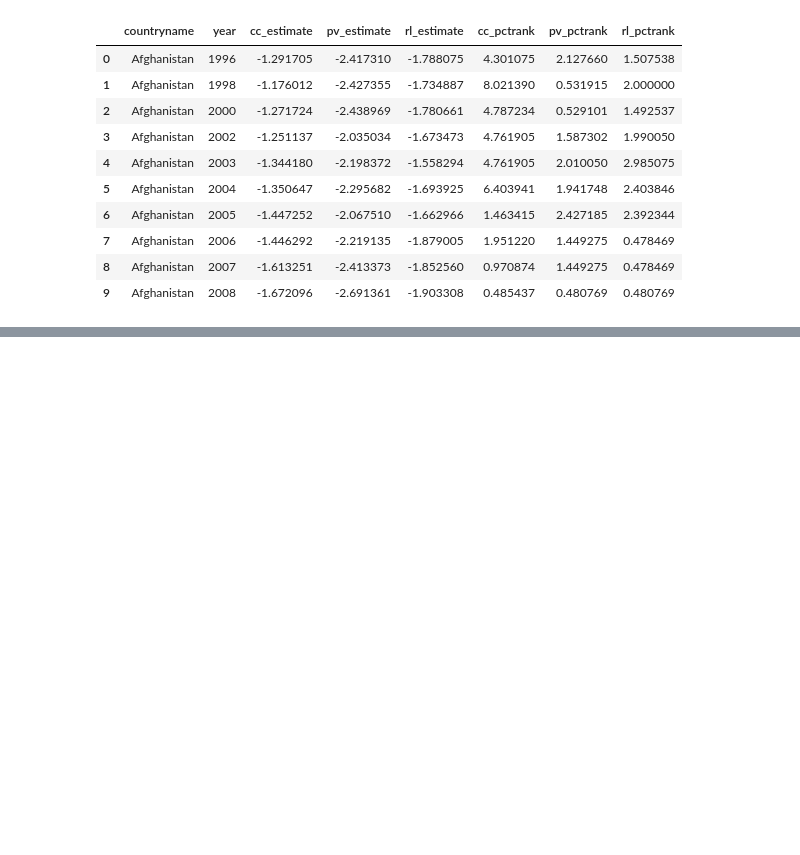
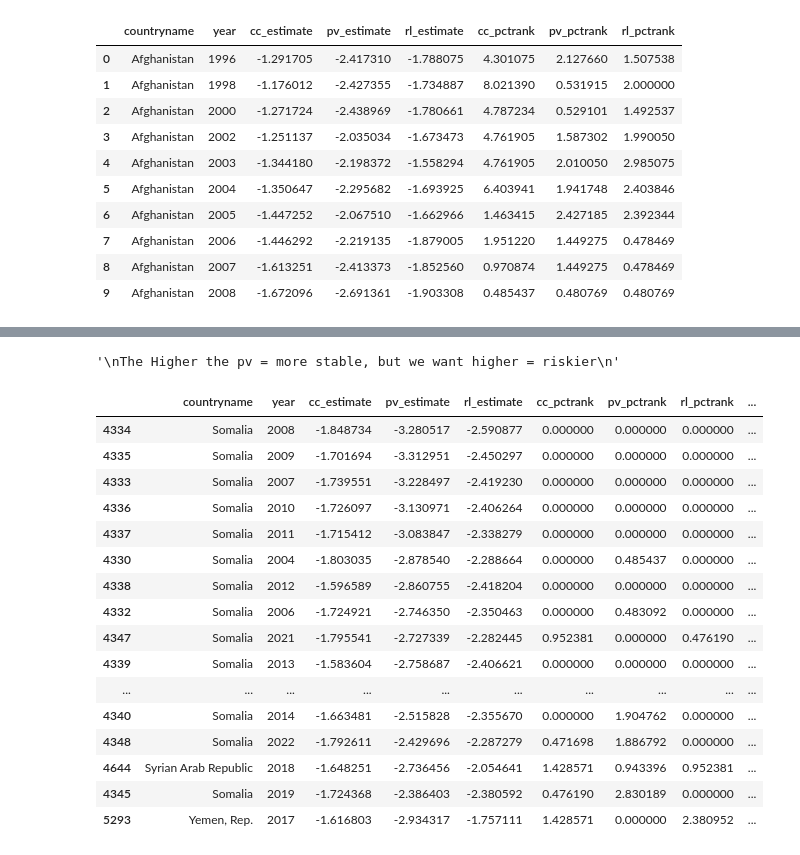
Before and after one commit to EMuritu/Geopolitical_Risk_Index, a Jupyter notebook: Geopolitical_Risk_Index.ipynb, the cells around one changed output, grey strips where cells are left out. Drawn from its saved outputs; the diff is of its cells as text; code cells hidden in the pictures; blank space fills up the shorter version.

```diff
--- a/Geopolitical_Risk_Index.ipynb
+++ b/Geopolitical_Risk_Index.ipynb
@@ -249,0 +182,62 @@ _IncompleteInputError: incomplete input (2437211055.py, line 4)
+# %%
+#Calculate Risk Scores
+#Invert Political Stability
+clean_wb_df['pv_risk'] = -1 * clean_wb_df['pv_estimate']
+"""
+The Higher the pv = more stable, but we want higher = riskier
+"""
+# %% [output]
+'\nThe Higher the pv = more stable, but we want higher = riskier\n'
+# %%
+# Normalize All Scores to 0–100
+def normalize(series):
+    return (series - series.min()) / (series.max() - series.min()) * 100
+
+clean_wb_df['pv_risk_norm'] = normalize(clean_wb_df['pv_risk'])
+clean_wb_df['rl_risk_norm'] = normalize(-1 * clean_wb_df['rl_estimate'])  # Lower rule of law = higher risk
+clean_wb_df['cc_risk_norm'] = normalize(-1 * clean_wb_df['cc_estimate'])  # Lower corruption control = higher risk
+# %%
+#Weighted Composite Risk Score
+weights = {
+    'pv': 0.40,  # Political stability (most critical for energy projects)
+    'rl': 0.30,  # Rule of law (contract enforcement)
+    'cc': 0.30   # Corruption control (bribes, permits)
+}
+
+clean_wb_df['composite_risk'] = (
+    weights['pv'] * clean_wb_df['pv_risk_norm'] +
+    weights['rl'] * clean_wb_df['rl_risk_norm'] +
+    weights['cc'] * clean_wb_df['cc_risk_norm']
+)
+# %%
+#Rank Countries by Risk
+clean_wb_df = clean_wb_df.sort_values('composite_risk', ascending=False)  # Highest risk first
+# %%
+#Categorize Risk Tiers
+conditions = [
+    clean_wb_df['composite_risk'] <= 30,
+    clean_wb_df['composite_risk'] <= 60,
+    clean_wb_df['composite_risk'] > 60
+]
+choices = ['Low', 'Moderate', 'High']
+clean_wb_df['risk_tier'] = pd.cut(clean_wb_df['composite_risk'], bins=[0, 30, 60, 100], labels=choices)
+# %%
+clean_wb_df.head(25)
+# %% [output]
+|  | countryname | year | cc_estimate | pv_estimate | rl_estimate | cc_pctrank | pv_pctrank | rl_pctrank | ... |
+| 4334 | Somalia | 2008 | -1.848734 | -3.280517 | -2.590877 | 0.000000 | 0.000000 | 0.000000 | ... |
+| 4335 | Somalia | 2009 | -1.701694 | -3.312951 | -2.450297 | 0.000000 | 0.000000 | 0.000000 | ... |
+| 4333 | Somalia | 2007 | -1.739551 | -3.228497 | -2.419230 | 0.000000 | 0.000000 | 0.000000 | ... |
+| 4336 | Somalia | 2010 | -1.726097 | -3.130971 | -2.406264 | 0.000000 | 0.000000 | 0.000000 | ... |
+| 4337 | Somalia | 2011 | -1.715412 | -3.083847 | -2.338279 | 0.000000 | 0.000000 | 0.000000 | ... |
+| 4330 | Somalia | 2004 | -1.803035 | -2.878540 | -2.288664 | 0.000000 | 0.485437 | 0.000000 | ... |
+| 4338 | Somalia | 2012 | -1.596589 | -2.860755 | -2.418204 | 0.000000 | 0.000000 | 0.000000 | ... |
+| 4332 | Somalia | 2006 | -1.724921 | -2.746350 | -2.350463 | 0.000000 | 0.483092 | 0.000000 | ... |
+| 4347 | Somalia | 2021 | -1.795541 | -2.727339 | -2.282445 | 0.952381 | 0.000000 | 0.476190 | ... |
+| 4339 | Somalia | 2013 | -1.583604 | -2.758687 | -2.406621 | 0.000000 | 0.000000 | 0.000000 | ... |
+| ... | ... | ... | ... | ... | ... | ... | ... | ... | ... |
+| 4340 | Somalia | 2014 | -1.663481 | -2.515828 | -2.355670 | 0.000000 | 1.904762 | 0.000000 | ... |
+| 4348 | Somalia | 2022 | -1.792611 | -2.429696 | -2.287279 | 0.471698 | 1.886792 | 0.000000 | ... |
+| 4644 | Syrian Arab Republic | 2018 | -1.648251 | -2.736456 | -2.054641 | 1.428571 | 0.943396 | 0.952381 | ... |
+| 4345 | Somalia | 2019 | -1.724368 | -2.386403 | -2.380592 | 0.476190 | 2.830189 | 0.000000 | ... |
+| 5293 | Yemen, Rep. | 2017 | -1.616803 | -2.934317 | -1.757111 | 1.428571 | 0.000000 | 2.380952 | ... |
```
Also changed, not shown: parts of 16 cells of this notebook.
